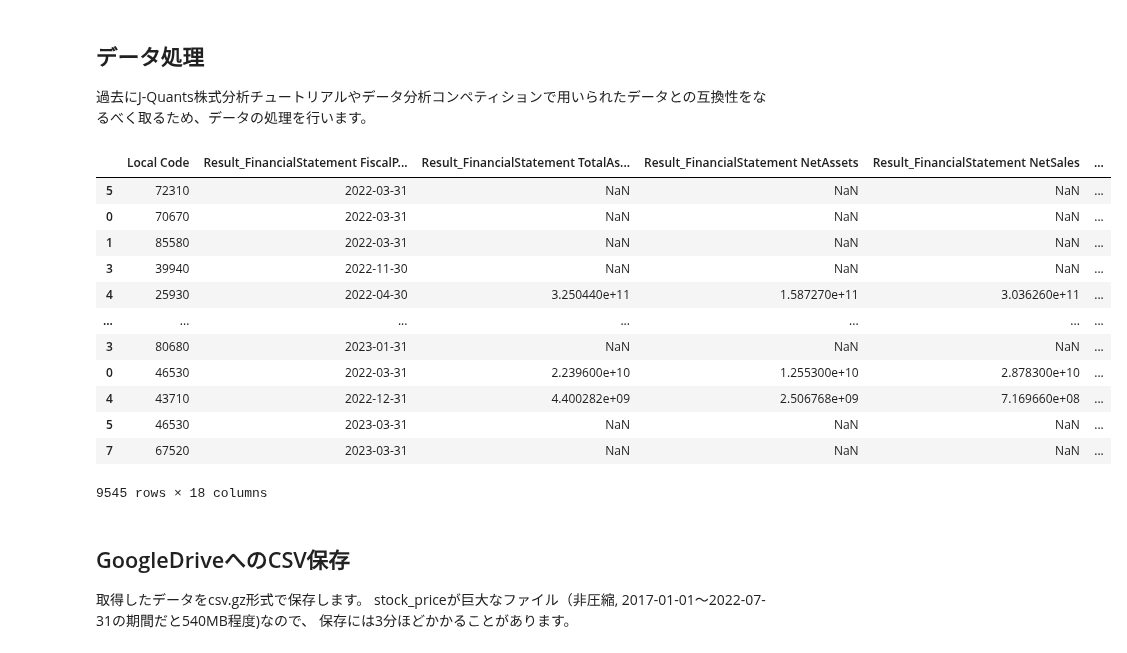
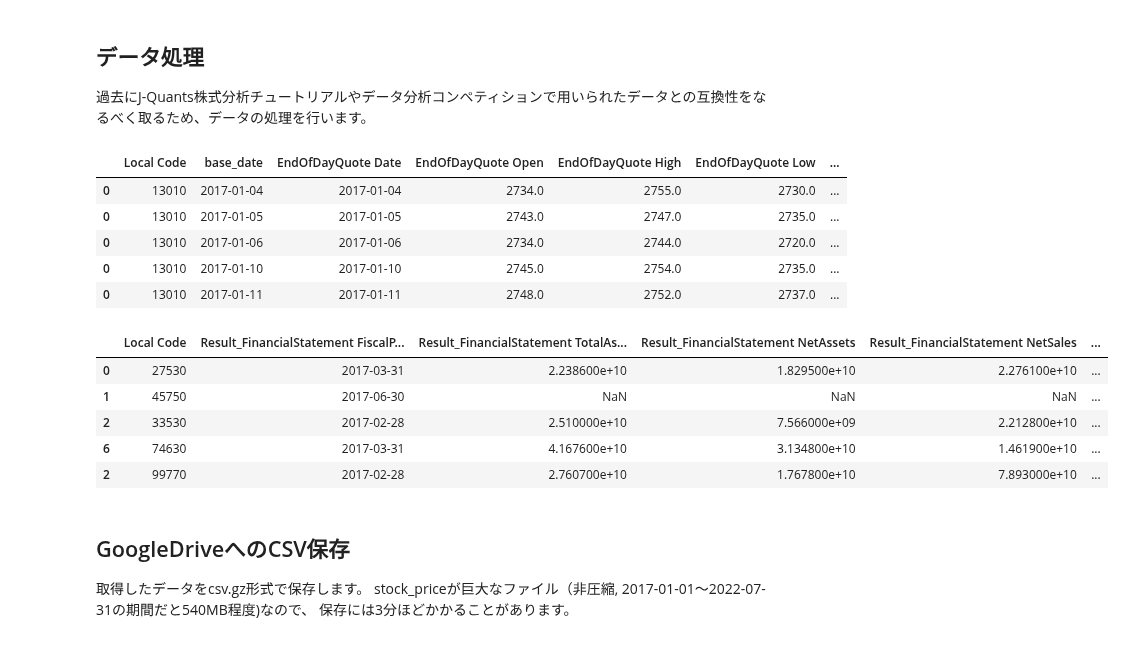
Before and after one commit to AlpacaDB/jquants-api-sample, a Jupyter notebook: data_retrieve.ipynb, the cells around one changed output. Saved outputs shown, nothing was run; the diff lists cells and outputs as text; code cells hidden in the pictures.

```diff
--- a/data_retrieve.ipynb
+++ b/data_retrieve.ipynb
@@ -136,43 +155,44 @@ stock_price["EndOfDayQuote Volume"] = stock_price_load["AdjustmentVolume"]
 
 # 前日終値の列を終値列から作成
 stock_price["EndOfDayQuote PreviousClose"] = stock_price.groupby(["Local Code"])["EndOfDayQuote Close"].shift(1)
+stock_price.head()
+# %% [output]
+|  | Local Code | base_date | EndOfDayQuote Date | EndOfDayQuote Open | EndOfDayQuote High | EndOfDayQuote Low | ... |
+| 0 | 13010 | 2017-01-04 | 2017-01-04 | 2734.0 | 2755.0 | 2730.0 | ... |
+| 0 | 13010 | 2017-01-05 | 2017-01-05 | 2743.0 | 2747.0 | 2735.0 | ... |
+| 0 | 13010 | 2017-01-06 | 2017-01-06 | 2734.0 | 2744.0 | 2720.0 | ... |
+| 0 | 13010 | 2017-01-10 | 2017-01-10 | 2745.0 | 2754.0 | 2735.0 | ... |
+| 0 | 13010 | 2017-01-11 | 2017-01-11 | 2748.0 | 2752.0 | 2737.0 | ... |
 # %%
 # stock_financial: データの互換性のための各種列名変換など
 stock_fin: pd.DataFrame = pd.DataFrame()
 stock_fin["Local Code"] = stock_fin_load["LocalCode"]
 stock_fin["Result_FinancialStatement FiscalPeriodEnd"] = stock_fin_load["CurrentFiscalYearEndDate"]
 stock_fin["Result_FinancialStatement TotalAssets"] = stock_fin_load["TotalAssets"] # 総資産
 stock_fin["Result_FinancialStatement NetAssets"] = stock_fin_load["Equity"] # 純資産
 stock_fin["Result_FinancialStatement NetSales"] = stock_fin_load["NetSales"] # 純売上高
 stock_fin["Result_FinancialStatement OperatingIncome"] = stock_fin_load["OperatingProfit"] # 営業利益
 stock_fin["Result_FinancialStatement OrdinaryIncome"] = stock_fin_load["OrdinaryProfit"]  # 経常利益
 stock_fin["Result_FinancialStatement NetIncome"] = stock_fin_load["Profit"]  # 当期純利益
 stock_fin["Result_FinancialStatement ReportType"] = stock_fin_load["TypeOfCurrentPeriod"] # {"1Q", "2Q", "3Q", "FY"}
 stock_fin["base_date"] = stock_fin_load["DisclosedDate"] # 開示日
 stock_fin["TypeOfDocument"] = stock_fin_load["TypeOfDocument"] # 書類種別
 stock_fin["RetrospectiveRestatement"] = stock_fin_load["RetrospectiveRestatement"] #修正再表示フラグ
 stock_fin["Forecast_FinancialStatement FiscalPeriodEnd"] = stock_fin_load["CurrentFiscalYearEndDate"]
 stock_fin["Forecast_FinancialStatement ReportType"] = stock_fin_load["TypeOfCurrentPeriod"]
 stock_fin["Forecast_FinancialStatement NetSales"] = stock_fin_load["ForecastNetSales"]
 stock_fin["Forecast_FinancialStatement OperatingIncome"] = stock_fin_load["ForecastOperatingProfit"]
 stock_fin["Forecast_FinancialStatement NetIncome"] = stock_fin_load["ForecastProfit"]
 stock_fin["Forecast_FinancialStatement OrdinaryIncome"] = stock_fin_load["ForecastOrdinaryProfit"]
 
-stock_fin
+stock_fin.head()
 # %% [output]
 |  | Local Code | Result_FinancialStatement FiscalP... | Result_FinancialStatement TotalAs... | Result_FinancialStatement NetAssets | Result_FinancialStatement NetSales | ... |
-| 5 | 72310 | 2022-03-31 | NaN | NaN | NaN | ... |
-| 0 | 70670 | 2022-03-31 | NaN | NaN | NaN | ... |
-| 1 | 85580 | 2022-03-31 | NaN | NaN | NaN | ... |
-| 3 | 39940 | 2022-11-30 | NaN | NaN | NaN | ... |
-| 4 | 25930 | 2022-04-30 | 3.250440e+11 | 1.587270e+11 | 3.036260e+11 | ... |
-| ... | ... | ... | ... | ... | ... | ... |
-| 3 | 80680 | 2023-01-31 | NaN | NaN | NaN | ... |
-| 0 | 46530 | 2022-03-31 | 2.239600e+10 | 1.255300e+10 | 2.878300e+10 | ... |
-| 4 | 43710 | 2022-12-31 | 4.400282e+09 | 2.506768e+09 | 7.169660e+08 | ... |
-| 5 | 46530 | 2023-03-31 | NaN | NaN | NaN | ... |
-| 7 | 67520 | 2023-03-31 | NaN | NaN | NaN | ... |
+| 0 | 27530 | 2017-03-31 | 2.238600e+10 | 1.829500e+10 | 2.276100e+10 | ... |
+| 1 | 45750 | 2017-06-30 | NaN | NaN | NaN | ... |
+| 2 | 33530 | 2017-02-28 | 2.510000e+10 | 7.566000e+09 | 2.212800e+10 | ... |
+| 6 | 74630 | 2017-03-31 | 4.167600e+10 | 3.134800e+10 | 1.461900e+10 | ... |
+| 2 | 99770 | 2017-02-28 | 2.760700e+10 | 1.767800e+10 | 7.893000e+10 | ... |
-9545 rows × 18 columns
 # %% [markdown]
 ## GoogleDriveへのCSV保存
 
```
Also changed, not shown: parts of 3 cells of this notebook.
